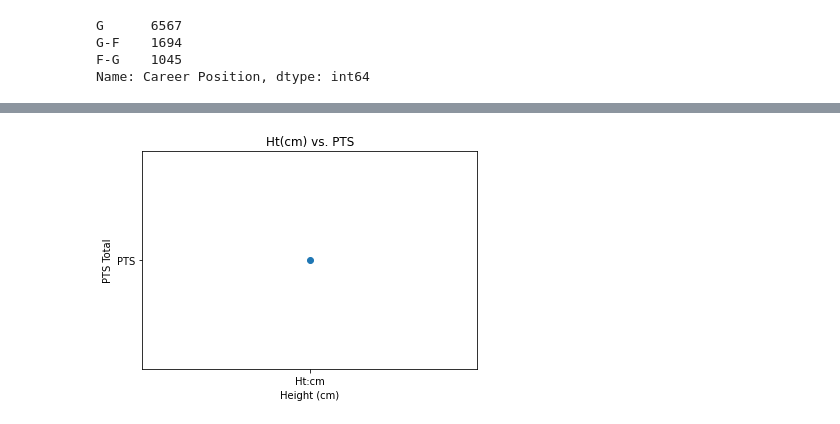
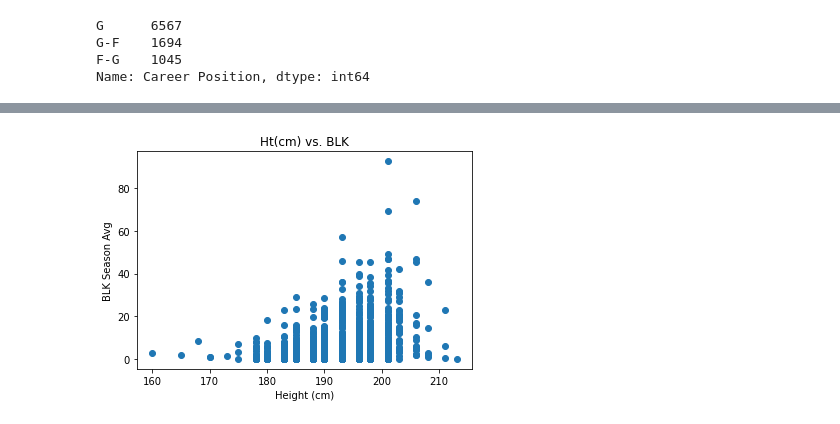
Before and after one commit to InnaG33/Project_NBA, a Jupyter notebook: NBA_DataFrames_Jordon.ipynb, the cells around one changed output, grey strips where cells are left out. Cells and saved outputs as stored; diff of their text form; code cells hidden in the pictures.

```diff
--- a/NBA_DataFrames_Jordon.ipynb
+++ b/NBA_DataFrames_Jordon.ipynb
@@ -200,10 +239,10 @@ NBA_df.to_csv('./NBA_dfs/All_NBA_PLayers_PPS.csv') #THIS WILL BE THE DATA FRAME
 # %%
-#  1ST  NBA Guards by Career Position
-
-G_NBA_df = NBA_df.loc[(NBA_df['Career Position']== "G")|(NBA_df['Career Position']== "G-F")|(NBA_df['Career Position']== "F-G")]
+#  3RD  NBA Guards by Career Position
+G_NBA_df = NBA_df.loc[(NBA_df['Career Position']== "G")|
+                      (NBA_df['Career Position']== "G-F")|
+                      (NBA_df['Career Position']== "F-G")]
 G_NBA_df.to_csv('./NBA_dfs/All_Guards_PPS.csv')
 G_NBA_df['Career Position'].value_counts()
-# G_NBA_df['Career Position'].count()
 # %% [output]
 G      6567
 G-F    1694
@@ -307,6 +293,8 @@ C_82_17_df.to_csv('./NBA_dfs/All_Centers_82_17_PPS.csv')
 # %%
 Gaurds = G_82_17_df.groupby(['Player']).mean()
-Gaurds
+gg= pd.DataFrame(Gaurds)
+G_pts = gg.sort_values(['BLK'], ascending=False)
+G_pts
 # %% [output]
 |  | Year | Age | Ht:cm | Wt:lbs | Wt:kgs | DRB | STL | BLK | TRB | ORB | ... | ... |
 | Player |  |  |  |  |  |  |  |  |  |  |  | ... |
@@ -325,10 +313,12 @@ Gaurds
 # %%
 import matplotlib.pyplot as plt
 # %%
-plt.scatter('Ht:cm','PTS')
-plt.title("Ht(cm) vs. PTS")
+# Height : Block
+
+plt.scatter(gg['Ht:cm'],gg['BLK'])
+plt.title("Ht(cm) vs. BLK")
 plt.xlabel('Height (cm)')
-plt.ylabel('PTS Total')
+plt.ylabel('BLK Season Avg')
 plt.show()
 # %% [output]
-[figure, old version]
+[figure, new version]
```
Also changed, not shown: parts of 32 cells of this notebook.
